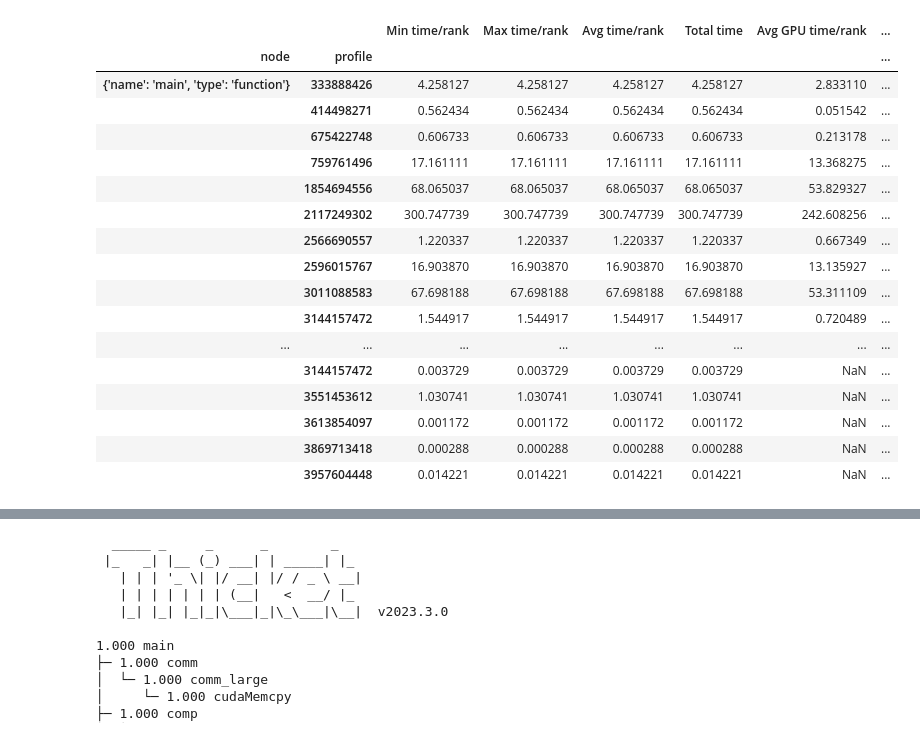
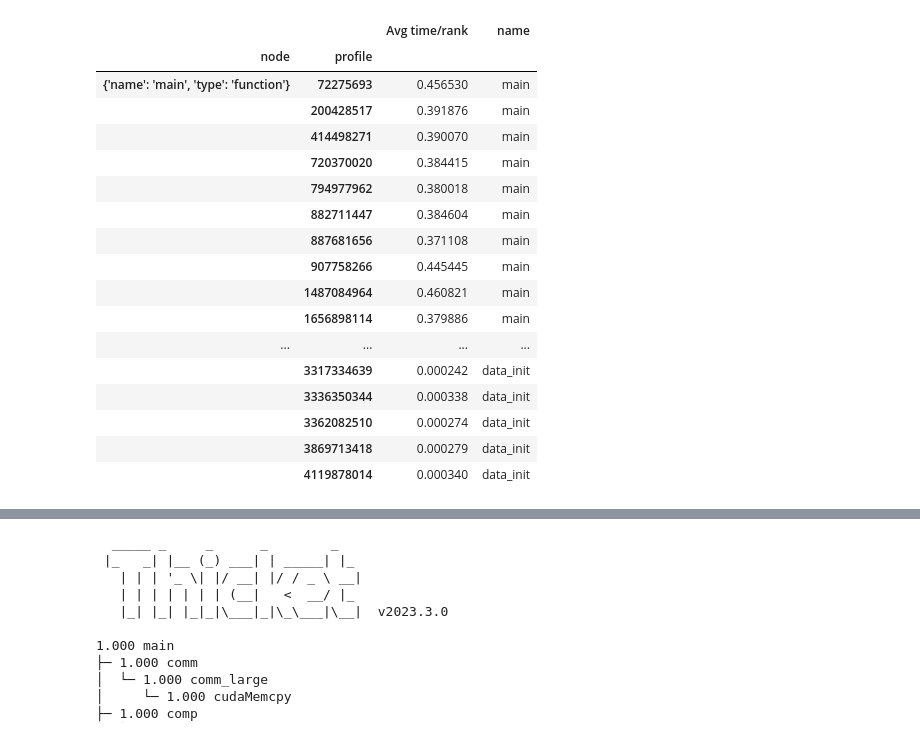
Before and after one commit to reaganreit/435Project, a Jupyter notebook: Builds/CUDA/radixCUDA.ipynb, the cells around one changed output, grey strips where cells are left out. Cells and saved outputs as stored; diff of their text form; code cells hidden in the pictures.

```diff
--- a/Builds/CUDA/radixCUDA.ipynb
+++ b/Builds/CUDA/radixCUDA.ipynb
@@ -11,30 +11,30 @@ import thicket as th
 pd.set_option("display.max_rows", None)
 pd.set_option("display.max_columns", None)
 # %%
-#tk = th.Thicket.from_caliperreader(glob("t128-v65536-i1.cali"))
+#tk = th.Thicket.from_caliperreader(glob("t256-v65536-i1.cali"))
 #tk = th.Thicket.from_caliperreader(glob("p2-a1048576-i1.cali"))
-tk = th.Thicket.from_caliperreader(glob("*-i4.cali"))
-tk.dataframe = tk.dataframe.drop(["nid", "spot.channel"], axis=1)#,"Avg time/rank", "Min time/rank", "Max time/rank", "Total time", "Avg GPU time/rank", "Min GPU time/rank", "Max GPU time/rank", "Total GPU time"
+tk = th.Thicket.from_caliperreader(glob("*-v65536-*.cali"))
+tk.dataframe = tk.dataframe.drop(["nid", "spot.channel", "Total time", "Min time/rank", "Max time/rank", "Min GPU time/rank", "Max GPU time/rank", "Total GPU time", "Avg GPU time/rank"], axis=1)#,"Avg time/rank", "Min time/rank", "Max time/rank", "Total time", "Avg GPU time/rank", "Min GPU time/rank", "Max GPU time/rank", "Total GPU time"
 tk.dataframe
 # %% [output]
-|  |  | Min time/rank | Max time/rank | Avg time/rank | Total time | Avg GPU time/rank | ... |
-| node | profile |  |  |  |  |  | ... |
-| {'name': 'main', 'type': 'function'} | 333888426 | 4.258127 | 4.258127 | 4.258127 | 4.258127 | 2.833110 | ... |
-|  | 414498271 | 0.562434 | 0.562434 | 0.562434 | 0.562434 | 0.051542 | ... |
-|  | 675422748 | 0.606733 | 0.606733 | 0.606733 | 0.606733 | 0.213178 | ... |
-|  | 759761496 | 17.161111 | 17.161111 | 17.161111 | 17.161111 | 13.368275 | ... |
-|  | 1854694556 | 68.065037 | 68.065037 | 68.065037 | 68.065037 | 53.829327 | ... |
-|  | 2117249302 | 300.747739 | 300.747739 | 300.747739 | 300.747739 | 242.608256 | ... |
-|  | 2566690557 | 1.220337 | 1.220337 | 1.220337 | 1.220337 | 0.667349 | ... |
-|  | 2596015767 | 16.903870 | 16.903870 | 16.903870 | 16.903870 | 13.135927 | ... |
-|  | 3011088583 | 67.698188 | 67.698188 | 67.698188 | 67.698188 | 53.311109 | ... |
-|  | 3144157472 | 1.544917 | 1.544917 | 1.544917 | 1.544917 | 0.720489 | ... |
-| ... | ... | ... | ... | ... | ... | ... | ... |
-|  | 3144157472 | 0.003729 | 0.003729 | 0.003729 | 0.003729 | NaN | ... |
-|  | 3551453612 | 1.030741 | 1.030741 | 1.030741 | 1.030741 | NaN | ... |
-|  | 3613854097 | 0.001172 | 0.001172 | 0.001172 | 0.001172 | NaN | ... |
-|  | 3869713418 | 0.000288 | 0.000288 | 0.000288 | 0.000288 | NaN | ... |
-|  | 3957604448 | 0.014221 | 0.014221 | 0.014221 | 0.014221 | NaN | ... |
+|  |  | Avg time/rank | name |
+| node | profile |  |  |
+| {'name': 'main', 'type': 'function'} | 72275693 | 0.456530 | main |
+|  | 200428517 | 0.391876 | main |
+|  | 414498271 | 0.390070 | main |
+|  | 720370020 | 0.384415 | main |
+|  | 794977962 | 0.380018 | main |
+|  | 882711447 | 0.384604 | main |
+|  | 887681656 | 0.371108 | main |
+|  | 907758266 | 0.445445 | main |
+|  | 1487084964 | 0.460821 | main |
+|  | 1656898114 | 0.379886 | main |
+| ... | ... | ... | ... |
+|  | 3317334639 | 0.000242 | data_init |
+|  | 3336350344 | 0.000338 | data_init |
+|  | 3362082510 | 0.000274 | data_init |
+|  | 3869713418 | 0.000279 | data_init |
+|  | 4119878014 | 0.000340 | data_init |
 # %%
 tk.metadata
 #available_metrics = tk.statsframe.show_metric_columns()
```
Also changed, not shown: parts of 5 cells of this notebook.
